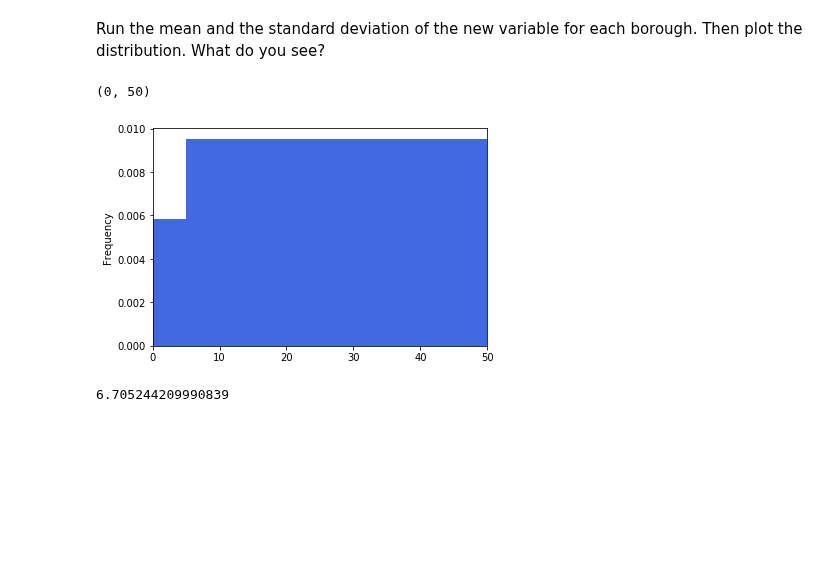
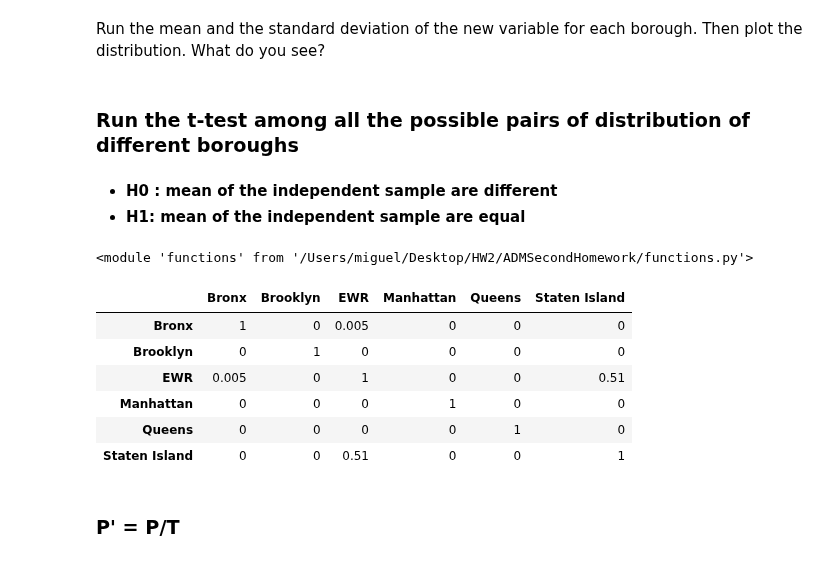
Before and after one commit to dusicastepic/ADMSecondHomework, a Jupyter notebook: CQ1.ipynb, the cells around one changed output. Saved outputs shown, nothing was run; the diff lists cells and outputs as text; code cells hidden in the pictures; blank space fills up the shorter version.

```diff
--- a/CQ1.ipynb
+++ b/CQ1.ipynb
@@ -55,17 +63,2 @@ res_df.head()
 # %% [markdown]
 Run the mean and the standard deviation of the new variable for each borough. Then plot the distribution. What do you see?
-# %%
-#for ind,bor in enumerate(borough_lst):
-bor='Manhattan'
-X=res_df[res_df.Borough==bor]
-mean=X.price_per_mile.mean()
-std=X.price_per_mile.std()
-X.price_per_mile.plot(kind='hist',color='royalblue',density=True,bins=200)
-plt.xlim(0,50)
-# %% [output]
-(0, 50)
-[figure, removed]
-# %%
-mean
-# %% [output]
-6.705244209990839
@@ -73,0 +65,23 @@ mean
+# %% [markdown]
+### Run the t-test among all the possible pairs of distribution of different boroughs
+# %% [markdown]
+- **H0 : mean of the independent sample are different**
+- **H1: mean of the independent sample are equal**
+# %%
+from importlib import reload
+reload(functions)
+# %% [output]
+<module 'functions' from '/Users/miguel/Desktop/HW2/ADMSecondHomework/functions.py'>
+# %%
+#p value table for price_per_mile
+functions.p_value_table(boro_dict, borough_lst, 'price_per_mile')
+# %% [output]
+|  | Bronx | Brooklyn | EWR | Manhattan | Queens | Staten Island |
+| Bronx | 1 | 0 | 0.005 | 0 | 0 | 0 |
+| Brooklyn | 0 | 1 | 0 | 0 | 0 | 0 |
+| EWR | 0.005 | 0 | 1 | 0 | 0 | 0.51 |
+| Manhattan | 0 | 0 | 0 | 1 | 0 | 0 |
+| Queens | 0 | 0 | 0 | 0 | 1 | 0 |
+| Staten Island | 0 | 0 | 0.51 | 0 | 0 | 1 |
+# %% [markdown]
+### P' = P/T
```
Also changed, not shown: parts of 16 cells of this notebook.
